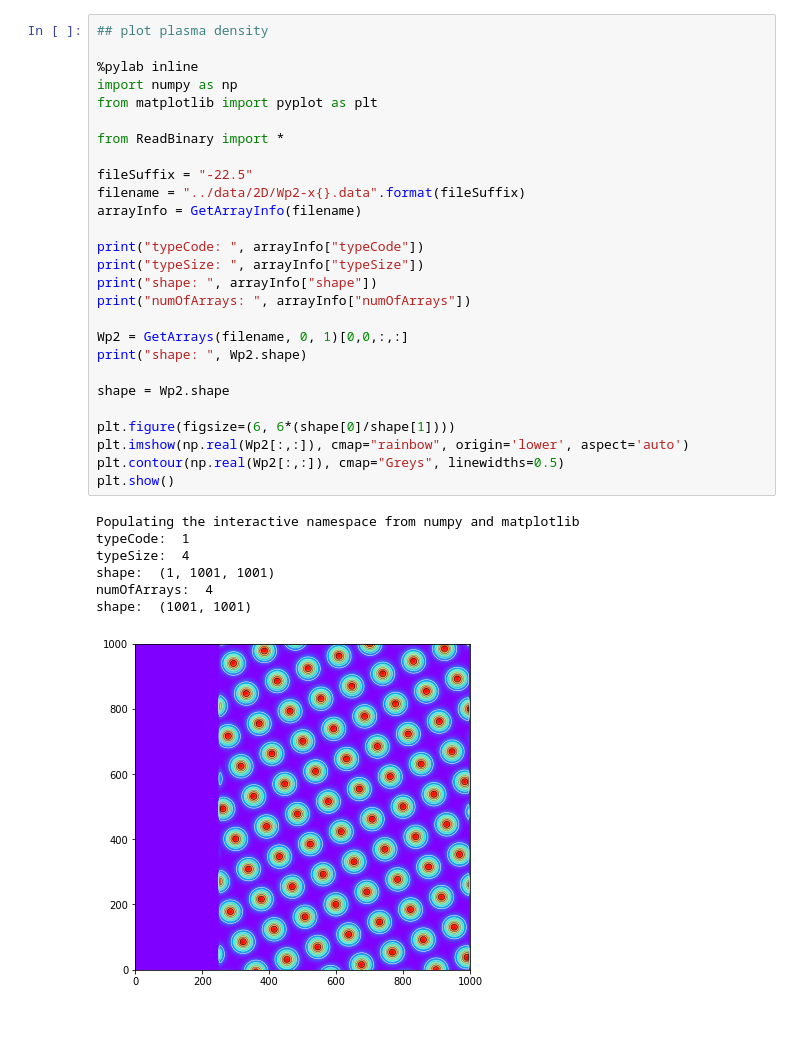
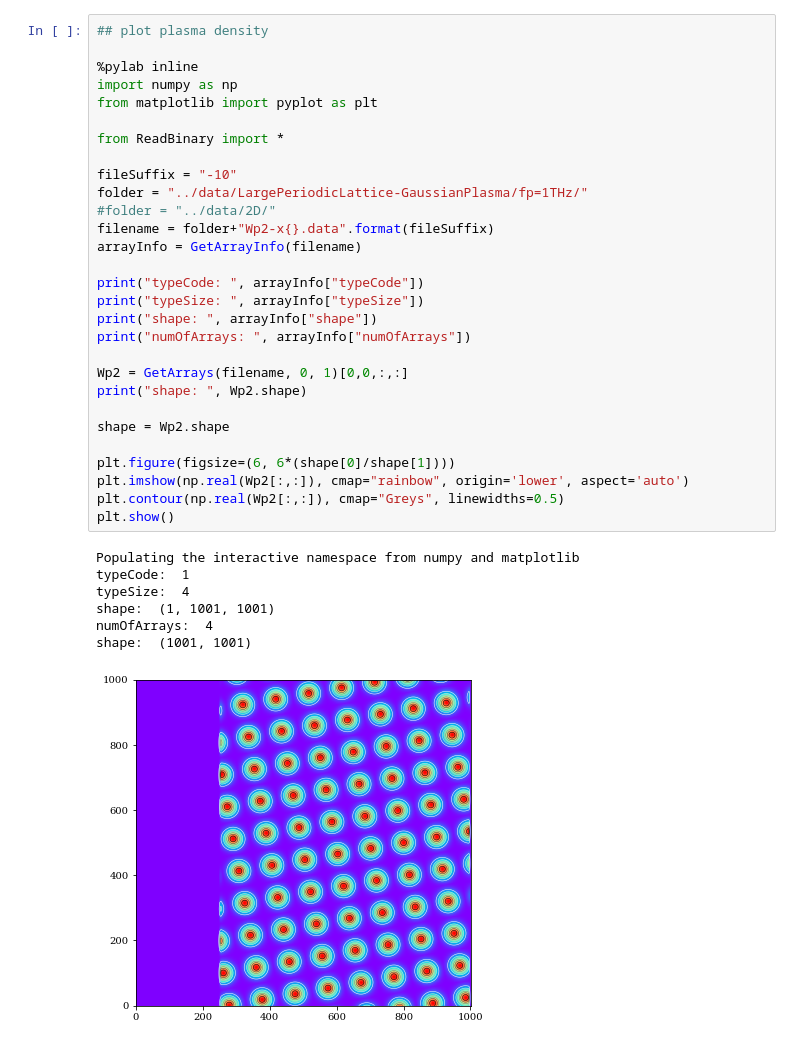
Before and after one commit to nimachm81/YEEFDTD, a Jupyter notebook: build/visualisation/Periodic Gaussian Plasma - large truncated lattice.ipynb, the cells around one changed output. Saved outputs shown, nothing was run; the diff lists cells and outputs as text.

```diff
--- a/build/visualisation/Periodic Gaussian Plasma - large truncated lattice.ipynb
+++ b/build/visualisation/Periodic Gaussian Plasma - large truncated lattice.ipynb
@@ -3,36 +3,38 @@
 
 %pylab inline
 import numpy as np
 from matplotlib import pyplot as plt
 
 from ReadBinary import *
 
-fileSuffix = "-22.5"
-filename = "../data/2D/Wp2-x{}.data".format(fileSuffix)
+fileSuffix = "-10"
+folder = "../data/LargePeriodicLattice-GaussianPlasma/fp=1THz/"
+#folder = "../data/2D/"
+filename = folder+"Wp2-x{}.data".format(fileSuffix)
 arrayInfo = GetArrayInfo(filename)
 
 print("typeCode: ", arrayInfo["typeCode"])
 print("typeSize: ", arrayInfo["typeSize"])
 print("shape: ", arrayInfo["shape"])
 print("numOfArrays: ", arrayInfo["numOfArrays"])
 
 Wp2 = GetArrays(filename, 0, 1)[0,0,:,:]
 print("shape: ", Wp2.shape)
 
 shape = Wp2.shape
 
 plt.figure(figsize=(6, 6*(shape[0]/shape[1])))
 plt.imshow(np.real(Wp2[:,:]), cmap="rainbow", origin='lower', aspect='auto')
 plt.contour(np.real(Wp2[:,:]), cmap="Greys", linewidths=0.5)
 plt.show()
 # %% [output]
 Populating the interactive namespace from numpy and matplotlib
 typeCode:  1
 typeSize:  4
 shape:  (1, 1001, 1001)
 numOfArrays:  4
 shape:  (1001, 1001)
-[figure, old version]
+[figure, new version]
 # %%
 ## animate Electric field
 
```
Also changed, not shown: parts of 6 cells of this notebook, 21 other files.
